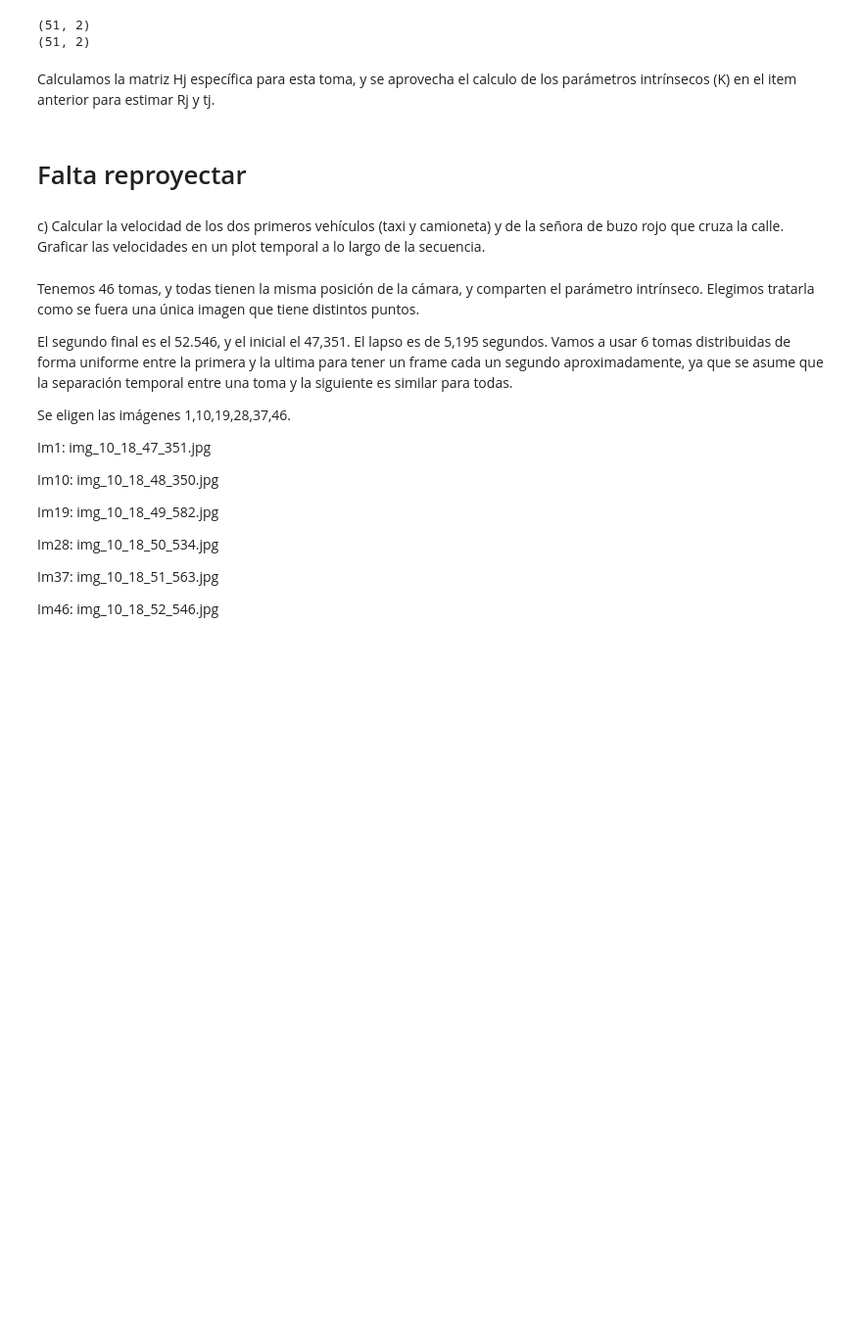
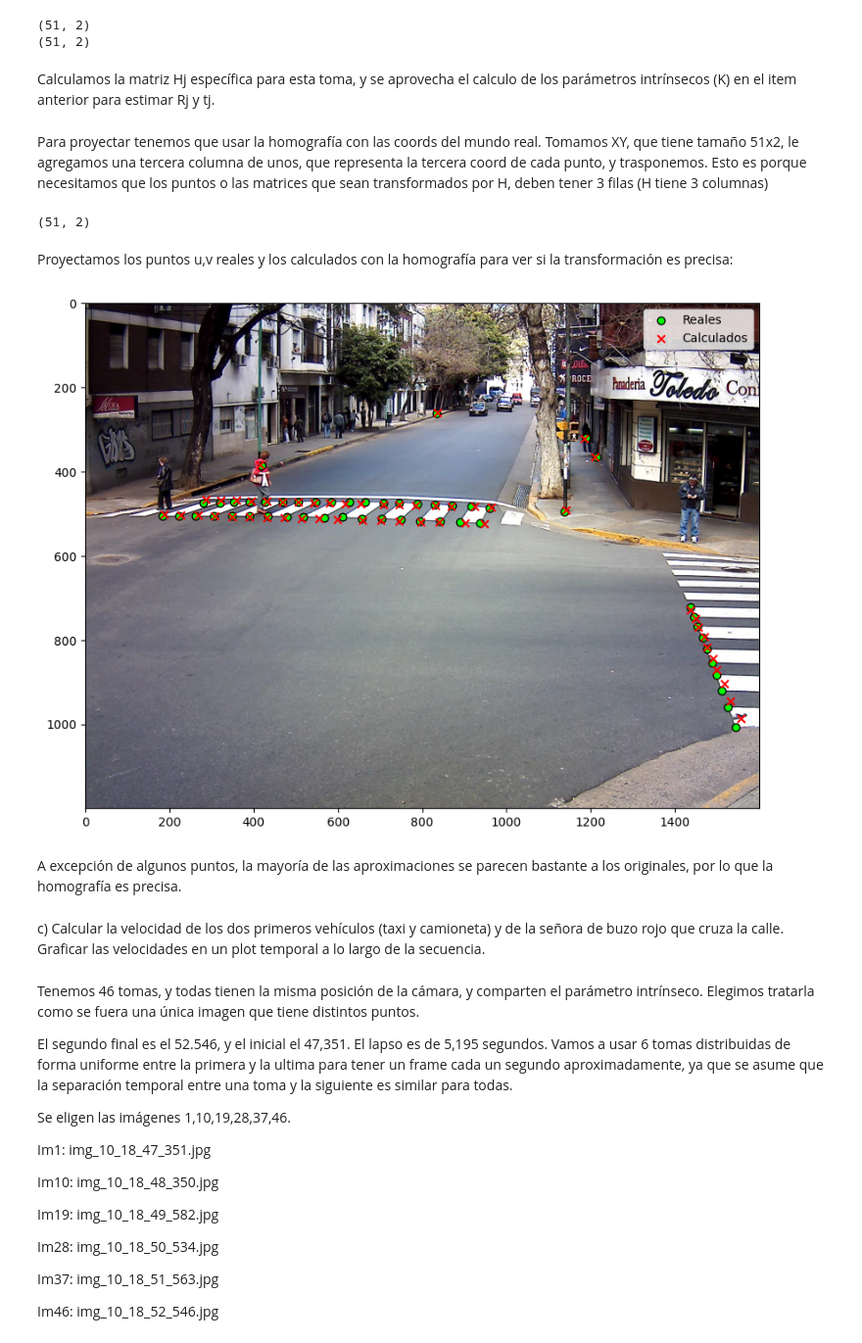
Before and after one commit to janobayarsky/Reentrega_TP_ALC, a Jupyter notebook: grupo_Ax=b_TP.ipynb, the cells around one changed output. Shown at 98% size. Saved outputs shown, nothing was run; the diff lists cells and outputs as text; code cells hidden in the pictures; blank space fills up the shorter version.

```diff
--- a/grupo_Ax=b_TP.ipynb
+++ b/grupo_Ax=b_TP.ipynb
@@ -549,8 +549,40 @@ Calculamos la matriz Hj específica para esta toma, y se aprovecha el calculo de
 Q = obtenerQ2d(uv,XY)
 Hj = resolver2D(Q)
 Rj,tj = obtenerPose2D(Hj, K)
-# %% [markdown]
-# Falta reproyectar
+# %% [markdown]
+Para proyectar tenemos que usar la homografía con las coords del mundo real. Tomamos XY, que tiene tamaño 51x2, le agregamos una tercera columna de unos, que representa la tercera coord de cada punto, y trasponemos. Esto es porque necesitamos que los puntos o las matrices que sean transformados por H, deben tener 3 filas (H tiene 3 columnas)
+# %%
+XY_con_unos_traspuesta = np.column_stack((XY, np.ones(51))).T
+uv_calculados_trasp = multiplicarMatrices(Hj,XY_con_unos_traspuesta)
+uv_calculados = uv_calculados_trasp.T
+uv_calculados = (uv_calculados / uv_calculados[:, -1:])[:,0:2]
+uv_calculados.shape
+# %% [output]
+(51, 2)
+# %% [markdown]
+Proyectamos los puntos u,v reales y los calculados con la homografía para ver si la transformación es precisa:
+# %%
+u_real = uv[:,0]
+v_real = uv[:,1]
+u_calc = uv_calculados[:,0]
+v_calc = uv_calculados[:,1]
+
+imagen_salguero = cv2.imread('Archivos/salguero/img_10_18_47_351.jpg')
+imagen_salguero = cv2.cvtColor(imagen_salguero, cv2.COLOR_BGR2RGB)
+
+plt.figure(figsize=(10, 8))
+plt.imshow(imagen_salguero)
+
+plt.scatter(u_real, v_real, c='lime', label='Reales', s=40, edgecolors='black')
+
+plt.scatter(u_calc, v_calc, c='red', marker='x', label='Calculados', s=40)
+
+plt.legend()
+plt.show()
+# %% [output]
+[figure, added]
+# %% [markdown]
+A excepción de algunos puntos, la mayoría de las aproximaciones se parecen bastante a los originales, por lo que la homografía es precisa.
 # %% [markdown]
 c) Calcular la velocidad de los dos primeros vehículos (taxi y camioneta) y de la señora de buzo rojo que cruza la calle. Graficar las velocidades en un plot temporal a lo largo de la secuencia.
 # %% [markdown]
```
Also changed, not shown: parts of 14 cells of this notebook, 1 other file.
